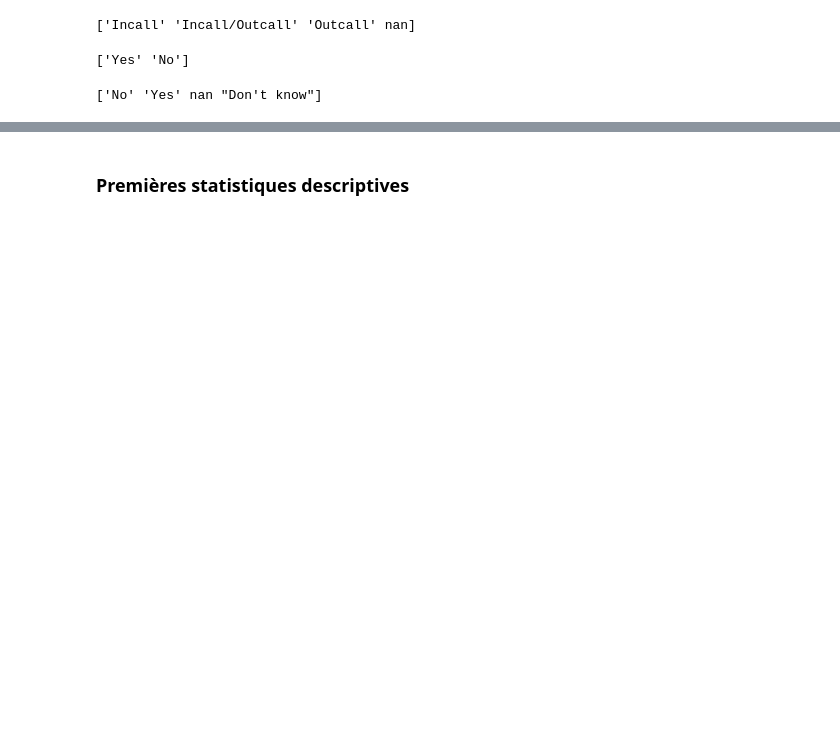
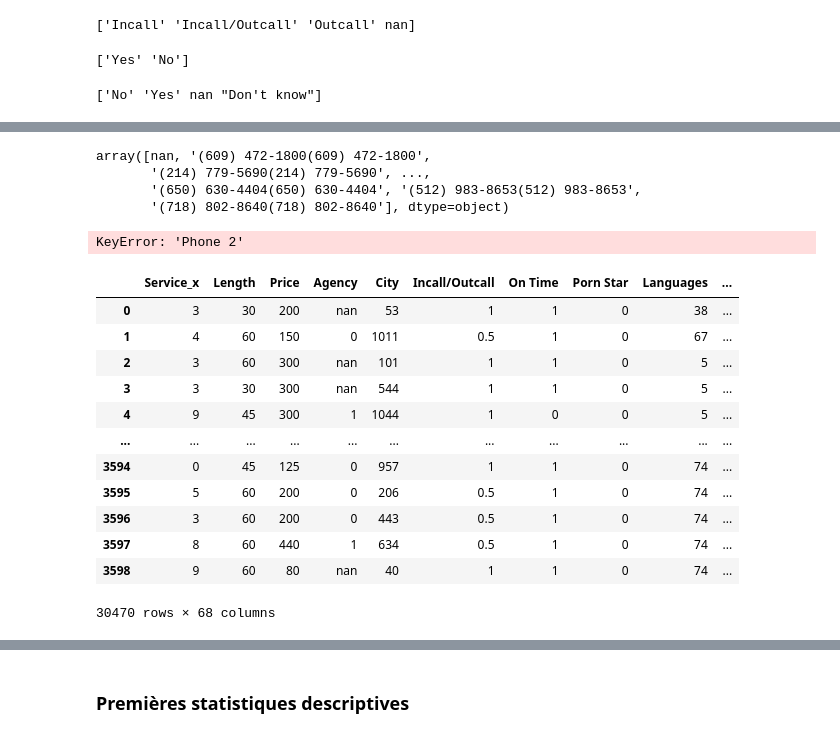
Before and after one commit to Emeline-Maire/Projet-DSSS, a Jupyter notebook: Statistiques Descriptives.ipynb, the cells around one changed output, grey strips where cells are left out. Saved outputs shown, nothing was run; the diff lists cells and outputs as text; code cells hidden in the pictures; blank space fills up the shorter version.

```diff
--- a/Statistiques Descriptives.ipynb
+++ b/Statistiques Descriptives.ipynb
@@ -286,0 +351,8 @@ df["Languages"] = df["Languages"].map(languages)
+# %%
+df['Transsexual Versatility']=labelencoder.fit_transform(df['Rimming'])
+# %%
+df['Transsexual Cock Size (when Erect)']=labelencoder.fit_transform(df['Transsexual Cock Size (when Erect)'])
+# %%
+df['Transsexual Circumcised']=labelencoder.fit_transform(df['Transsexual Circumcised'])
+# %%
+df['Transsexual Ejaculates']=labelencoder.fit_transform(df['Transsexual Ejaculates'])
@@ -286,0 +380,27 @@ df["Languages"] = df["Languages"].map(languages)
+# %%
+df.iloc[:,57].unique()
+# %% [output]
+array([nan, '(609) 472-1800(609) 472-1800',
+       '(214) 779-5690(214) 779-5690', ...,
+       '(650) 630-4404(650) 630-4404', '(512) 983-8653(512) 983-8653',
+       '(718) 802-8640(718) 802-8640'], dtype=object)
+# %%
+df['Phone 2']
+# %% [output]
+KeyError: 'Phone 2'
+# %%
+display(df)
+# %% [output]
+|  | Service_x | Length | Price | Agency | City | Incall/Outcall | On Time | Porn Star | Languages | ... |
+| 0 | 3 | 30 | 200 | nan | 53 | 1 | 1 | 0 | 38 | ... |
+| 1 | 4 | 60 | 150 | 0 | 1011 | 0.5 | 1 | 0 | 67 | ... |
+| 2 | 3 | 60 | 300 | nan | 101 | 1 | 1 | 0 | 5 | ... |
+| 3 | 3 | 30 | 300 | nan | 544 | 1 | 1 | 0 | 5 | ... |
+| 4 | 9 | 45 | 300 | 1 | 1044 | 1 | 0 | 0 | 5 | ... |
+| ... | ... | ... | ... | ... | ... | ... | ... | ... | ... | ... |
+| 3594 | 0 | 45 | 125 | 0 | 957 | 1 | 1 | 0 | 74 | ... |
+| 3595 | 5 | 60 | 200 | 0 | 206 | 0.5 | 1 | 0 | 74 | ... |
+| 3596 | 3 | 60 | 200 | 0 | 443 | 0.5 | 1 | 0 | 74 | ... |
+| 3597 | 8 | 60 | 440 | 1 | 634 | 0.5 | 1 | 0 | 74 | ... |
+| 3598 | 9 | 60 | 80 | nan | 40 | 1 | 1 | 0 | 74 | ... |
+30470 rows × 68 columns
```
Also changed, not shown: parts of 67 cells of this notebook.
